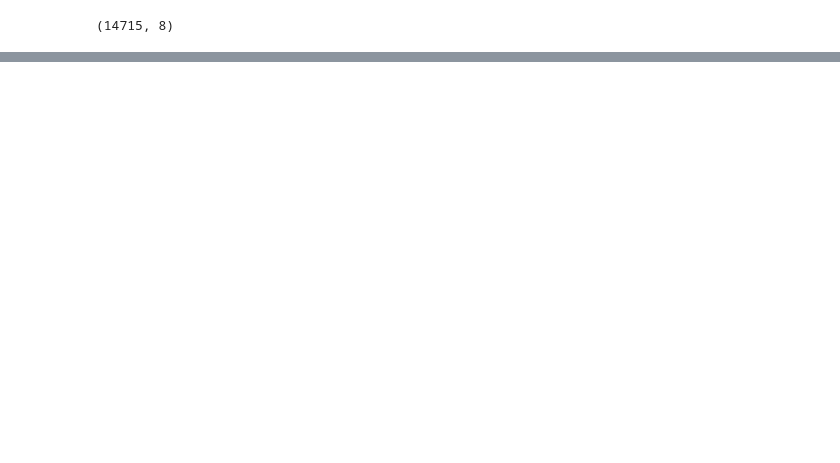
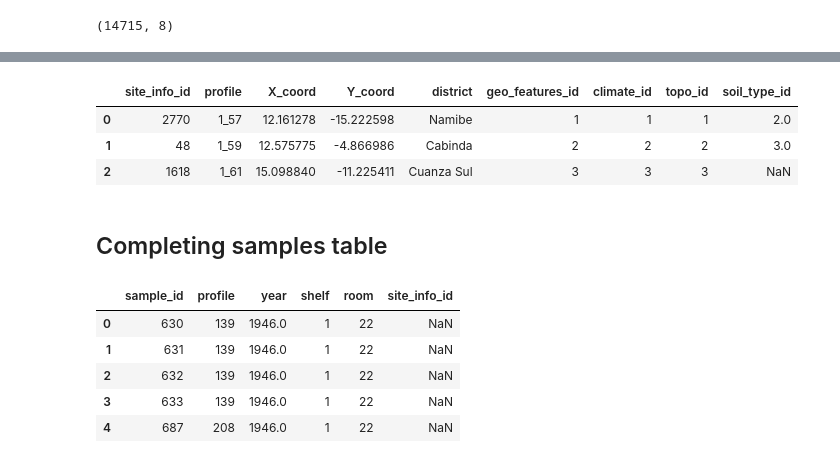
Before and after one commit to inesschwartz/ThesisSoilAngola, a Jupyter notebook: data_cleaning/dataprep.ipynb, the cells around one changed output, grey strips where cells are left out. Saved outputs shown, nothing was run; the diff lists cells and outputs as text; code cells hidden in the pictures; blank space fills up the shorter version.

```diff
--- a/data_cleaning/dataprep.ipynb
+++ b/data_cleaning/dataprep.ipynb
@@ -200,0 +345,18 @@ print(duplicates)
+# %%
+site_info.head(3)
+# %% [output]
+|  | site_info_id | profile | X_coord | Y_coord | district | geo_features_id | climate_id | topo_id | soil_type_id |
+| 0 | 2770 | 1_57 | 12.161278 | -15.222598 | Namibe | 1 | 1 | 1 | 2.0 |
+| 1 | 48 | 1_59 | 12.575775 | -4.866986 | Cabinda | 2 | 2 | 2 | 3.0 |
+| 2 | 1618 | 1_61 | 15.098840 | -11.225411 | Cuanza Sul | 3 | 3 | 3 | NaN |
+# %% [markdown]
+## Completing samples table
+# %%
+samples_check.head()
+# %% [output]
+|  | sample_id | profile | year | shelf | room | site_info_id |
+| 0 | 630 | 139 | 1946.0 | 1 | 22 | NaN |
+| 1 | 631 | 139 | 1946.0 | 1 | 22 | NaN |
+| 2 | 632 | 139 | 1946.0 | 1 | 22 | NaN |
+| 3 | 633 | 139 | 1946.0 | 1 | 22 | NaN |
+| 4 | 687 | 208 | 1946.0 | 1 | 22 | NaN |
```
Also changed, not shown: parts of 27 cells of this notebook.
